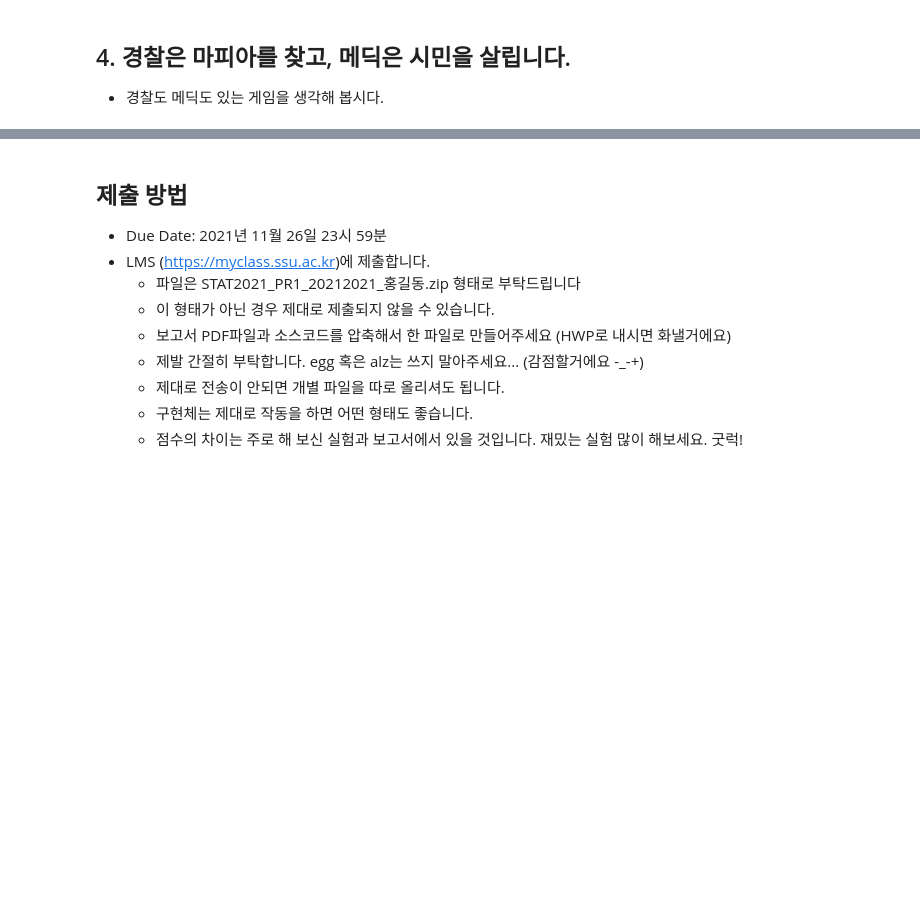
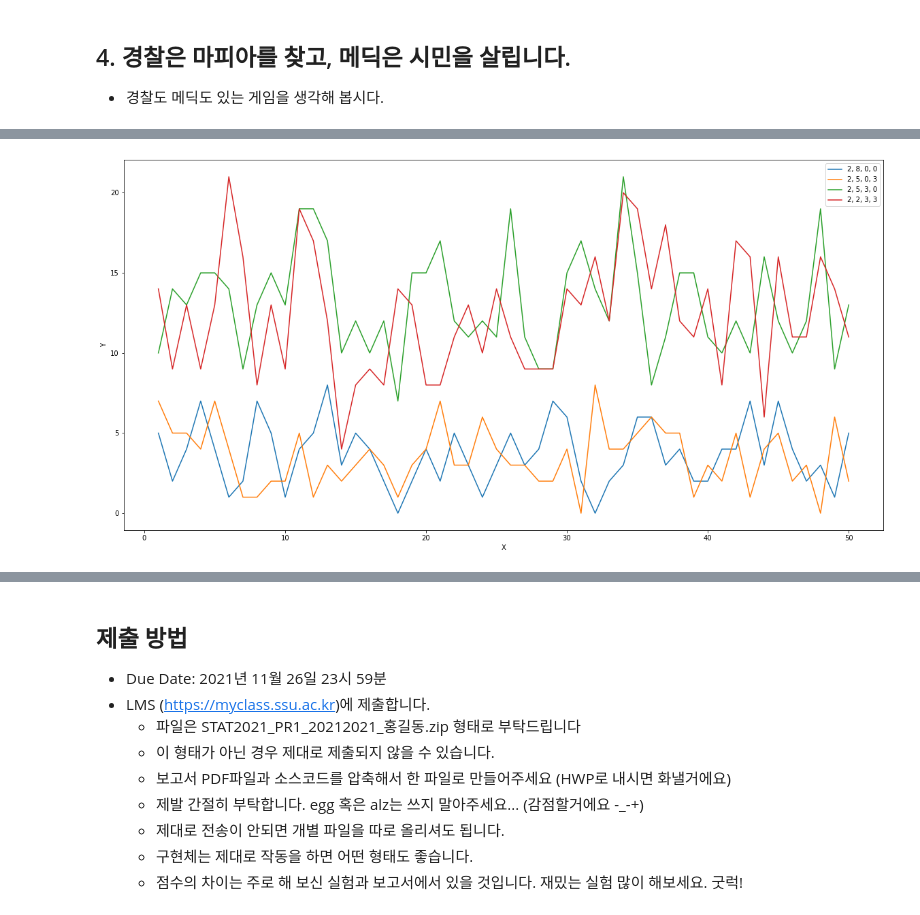
Before and after one commit to sungwon-097/Univ-Study, a Jupyter notebook: 확률과통계(python)/stats/practice4.ipynb, the cells around one changed output, grey strips where cells are left out. Saved outputs shown, nothing was run; the diff lists cells and outputs as text; code cells hidden in the pictures; blank space fills up the shorter version.

```diff
--- a/확률과통계(python)/stats/practice4.ipynb
+++ b/확률과통계(python)/stats/practice4.ipynb
@@ -94,0 +254,23 @@ def Mafia_Game_Basic(num_mafia, num_citizen):
+# %%
+Game_Stats1 = Mafia_Game_withAllStats(2, 8, 0, 0, 50)
+Game_Stats2 = Mafia_Game_withAllStats(2, 5, 0, 3, 50)
+Game_Stats3 = Mafia_Game_withAllStats(2, 5, 3, 0, 50)
+Game_Stats4 = Mafia_Game_withAllStats(2, 2, 3, 3, 50)
+list0 = list()
+length = len(Game_Stats1)
+for i in range(1, length+1):
+    list0.append(i)
+
+plt.figure(figsize=(20,10))
+plt.plot(list0, Game_Stats1, label="2, 8, 0, 0")
+plt.plot(list0, Game_Stats2, label="2, 5, 0, 3")
+plt.plot(list0, Game_Stats3, label="2, 5, 3, 0")
+plt.plot(list0, Game_Stats4, label="2, 2, 3, 3")
+plt.legend()
+plt.xlabel("X")
+plt.ylabel("Y")
+plt.show()
+plt.close()
+# 74 78 / 2 7 1 : 75.47
+# %% [output]
+[figure, added]
```
Also changed, not shown: parts of 29 cells of this notebook, 14 other files.
